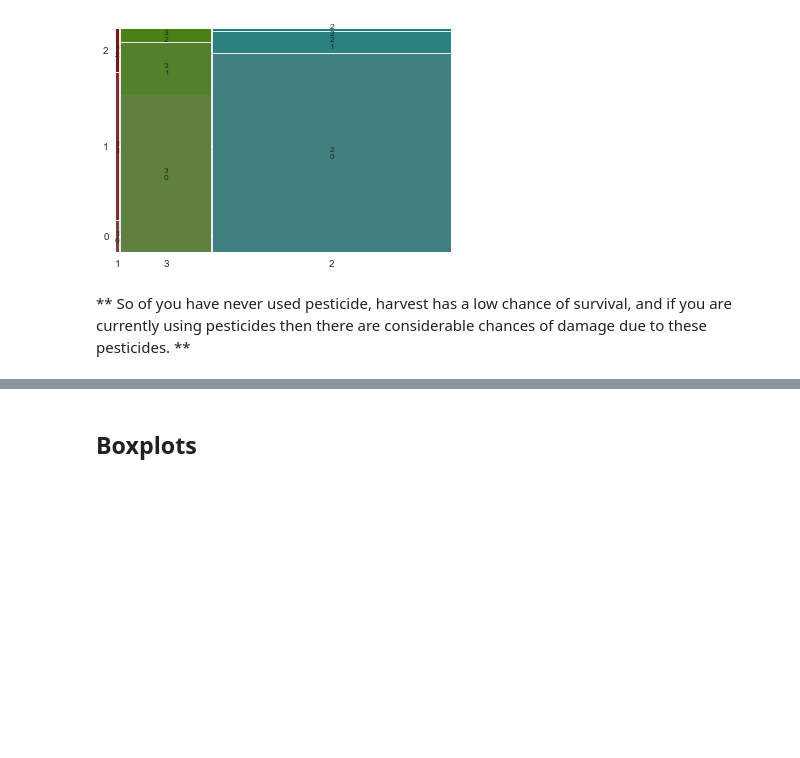
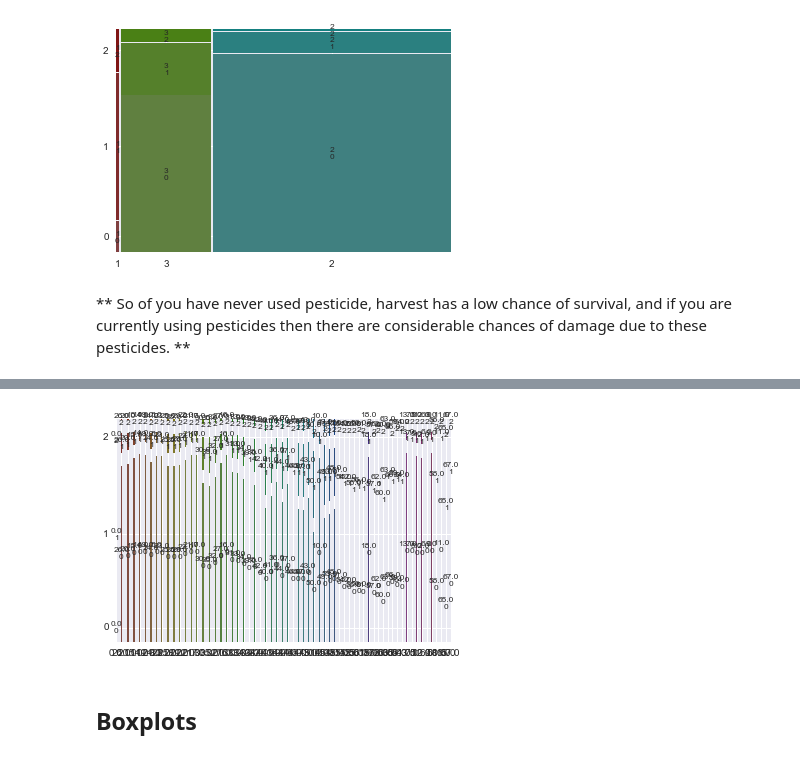
Before and after one commit to numb3r33/av-practice, a Jupyter notebook: last_man_standing/analysis.ipynb, the cells around one changed output, grey strips where cells are left out. Cells and saved outputs as stored; diff of their text form; code cells hidden in the pictures; blank space fills up the shorter version.

```diff
--- a/last_man_standing/analysis.ipynb
+++ b/last_man_standing/analysis.ipynb
@@ -159,3 +224,7 @@ mosaic(train, ['Pesticide_Use_Category', 'Crop_Damage']);
+# %%
+mosaic(train, ['Number_Weeks_Used', 'Crop_Damage'], gap=.1);
+# %% [output]
+[figure, added]
 # %% [markdown]
 ## Boxplots
 # %%
```
Also changed, not shown: parts of 44 cells of this notebook, 2 other files.
